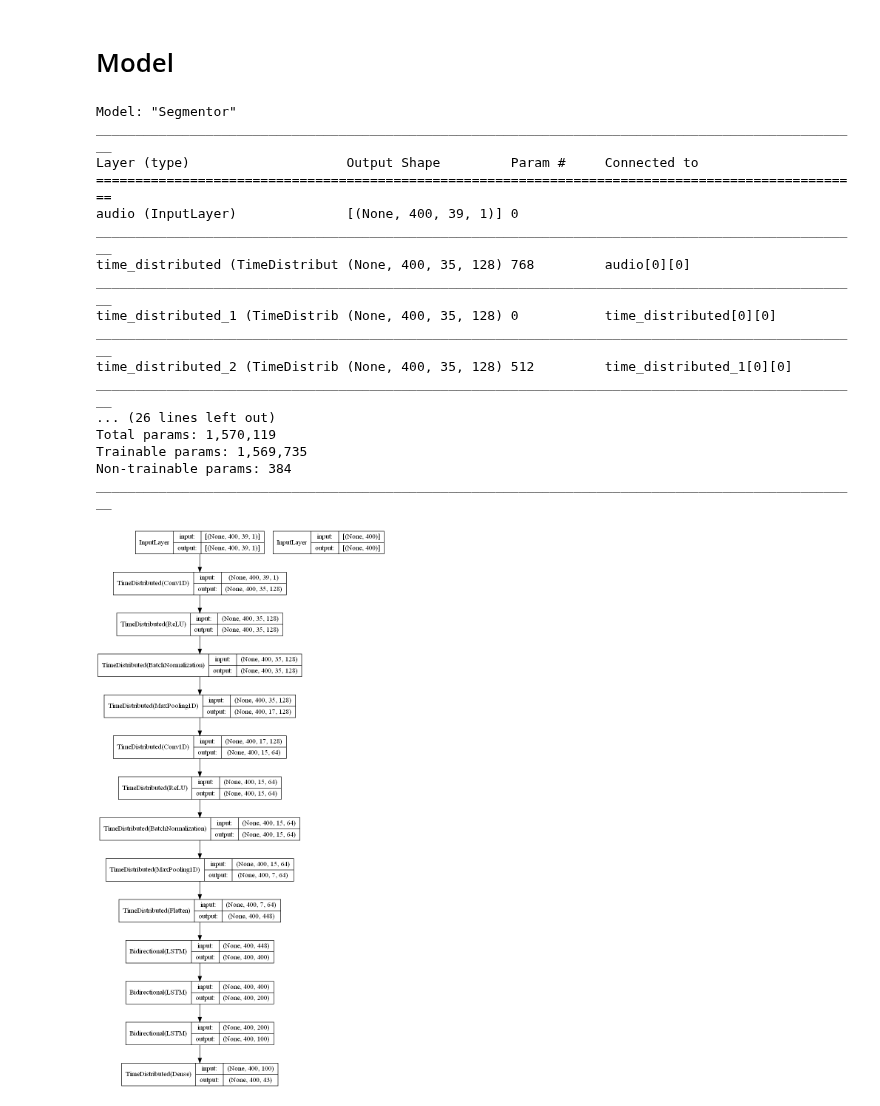
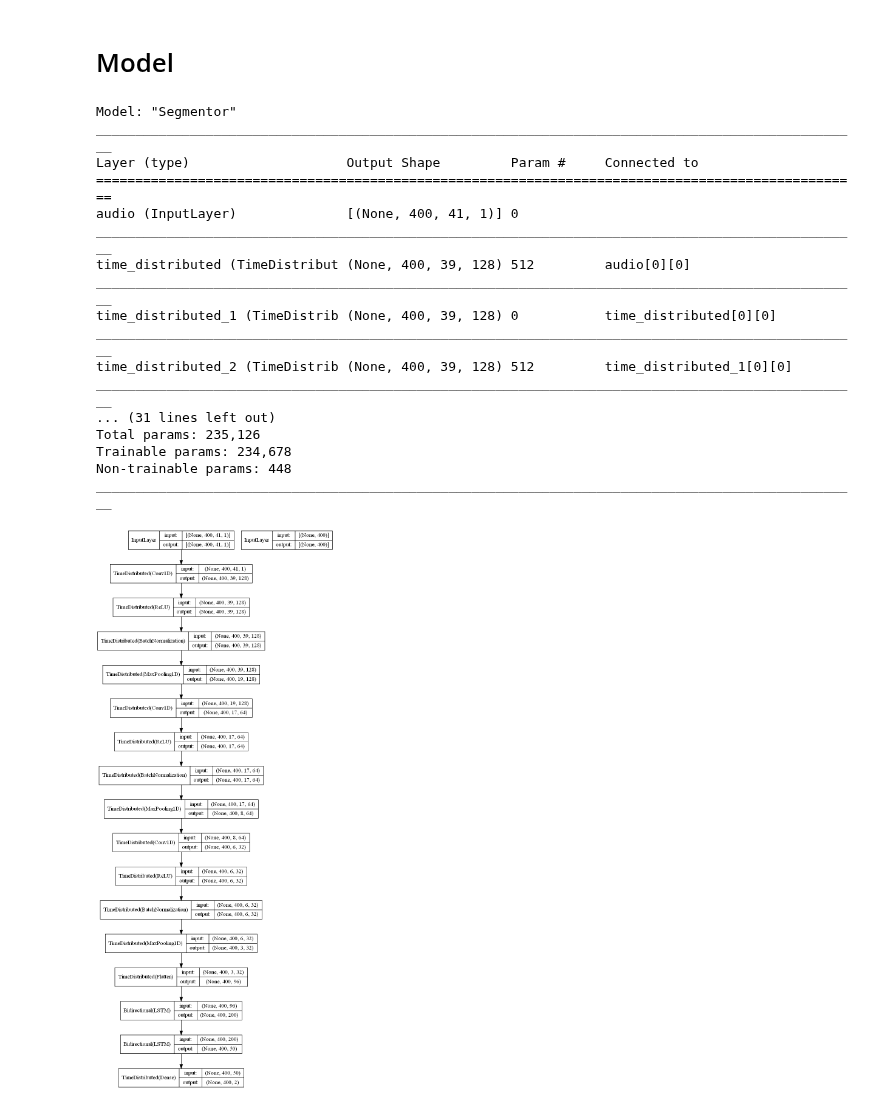
Before and after one commit to syalabi-seet/HoloMora, a Jupyter notebook: TIMIT-preprocess.ipynb, the cells around one changed output. Drawn from its saved outputs; the diff is of its cells as text; code cells hidden in the pictures.

```diff
--- a/TIMIT-preprocess.ipynb
+++ b/TIMIT-preprocess.ipynb
@@ -309,19 +333,19 @@ def ArgParser():
 
     parser.add_argument("--n_splits", dest="n_splits", type=int, default=5)
     parser.add_argument("--n_samples", dest="n_samples", type=int, default=6785)
-    parser.add_argument("--n_classes", dest="n_classes", type=int, default=43)
+    parser.add_argument("--n_classes", dest="n_classes", type=int, default=2)
     parser.add_argument("--sample_rate", dest="sample_rate", type=int, default=16000)
     parser.add_argument("--n_fft", dest="n_fft", type=int, default=2048)
-    parser.add_argument("--window_size", dest="window_size", type=int, default=400)
-    parser.add_argument("--hop_length", dest="hop_length", type=int, default=160) # 160 samples = 10ms
+    parser.add_argument("--window_size", dest="window_size", type=int, default=560) # 35ms
+    parser.add_argument("--hop_length", dest="hop_length", type=int, default=160) # 10ms
     parser.add_argument("--n_mels", dest="n_mels", type=int, default=64)
     parser.add_argument("--n_mfcc", dest="n_mfcc", type=int, default=13)
-    parser.add_argument("--batch_size", dest="batch_size", type=int, default=64)
+    parser.add_argument("--batch_size", dest="batch_size", type=int, default=32)
     parser.add_argument("--buffer_size", dest="buffer_size", type=int, default=1024)
     parser.add_argument("--max_samples", dest="max_samples", type=int, default=64000)
     parser.add_argument("--delta_width", dest="delta_width", type=int, default=3)
     parser.add_argument("--learning_rate", dest="learning_rate", type=float, default=1e-3)
-    parser.add_argument("--epochs", dest="epochs", type=int, default=50)
+    parser.add_argument("--epochs", dest="epochs", type=int, default=70)
     parser.add_argument("--dropout", dest="dropout", type=float, default=0.5)
     parser.add_argument("--type", dest="type", type=str, default="mfcc")
     parser.add_argument("--main_dir", dest='main_dir', type=str, default="Datasets/TIMIT-dataset/tfrec_data")
@@ -332,7 +356,7 @@ def ArgParser():
     if args.type == "mel":
         input_shape = (seq_len, args.n_mels, 1)
     else:
-        input_shape = (seq_len, args.n_mfcc*3, 1)
+        input_shape = (seq_len, (args.n_mfcc * 3) + 2, 1)
     n_train = int(args.n_samples * (1 - test_size))
     train_steps = int(np.ceil(n_train / args.batch_size))
     parser.add_argument("--test_size", type=float, default=test_size)
@@ -516,7 +546,7 @@ class DataLoader():
         example['audio'] = tf.io.parse_tensor(
             example['audio'], out_type=tf.float32)
         example['binary_labels'] = tf.io.parse_tensor(
-            example['binary_labels'], out_type=tf.float32)
+            example['binary_labels'], out_type=tf.int32)
         example['framewise_labels'] = tf.io.parse_tensor(
             example['framewise_labels'], out_type=tf.int32)
         example['attention_mask'] = tf.io.parse_tensor(
@@ -534,11 +564,10 @@ class DataLoader():
     def SpecAugment(self, sample, training):
         audio = sample['audio']
         if training == True:
-            audio = tfio.audio.fade(audio, fade_in=10, fade_out=20, mode="logarithmic")
-            audio = tfio.audio.freq_mask(audio, param=10)
+            audio = tfio.audio.freq_mask(audio, param=5)
             audio = tfio.audio.time_mask(audio, param=10)
         inputs = {"audio": audio, "mask": sample['attention_mask']}
-        outputs = {'labels': sample['framewise_labels']}
+        outputs = {'labels': sample['binary_labels']}
         return inputs, outputs
 
     def train(self):
@@ -600,46 +629,50 @@ plt.show()
 def Segmentor(args):
     spectrogram = Input(shape=args.input_shape, dtype=tf.float32, name='audio')
     mask = Input(shape=args.input_shape[0], dtype=tf.bool, name='mask')
 
-    x = TimeDistributed(Conv1D(128, 5))(spectrogram)
+    x = TimeDistributed(Conv1D(128, 3))(spectrogram)
     x = TimeDistributed(ReLU())(x)
     x = TimeDistributed(BatchNormalization())(x)
     x = TimeDistributed(MaxPool1D(2))(x)
 
     x = TimeDistributed(Conv1D(64, 3))(x)
     x = TimeDistributed(ReLU())(x)
     x = TimeDistributed(BatchNormalization())(x)
     x = TimeDistributed(MaxPool1D(2))(x)
 
+    x = TimeDistributed(Conv1D(32, 3))(x)
+    x = TimeDistributed(ReLU())(x)
+    x = TimeDistributed(BatchNormalization())(x)
+    x = TimeDistributed(MaxPool1D(2))(x)
+
     x = TimeDistributed(Flatten())(x)
-    x = Bidirectional(LSTM(200, dropout=args.dropout, return_sequences=True))(x, mask=mask)
     x = Bidirectional(LSTM(100, dropout=args.dropout, return_sequences=True))(x, mask=mask)
-    x = Bidirectional(LSTM(50, dropout=args.dropout, return_sequences=True))(x, mask=mask)
-    x = TimeDistributed(Dense(args.n_classes, activation='softmax'))(x, mask=mask)
+    x = Bidirectional(LSTM(25, dropout=args.dropout, return_sequences=True))(x, mask=mask)
+    x = TimeDistributed(Dense(2, activation='softmax'))(x, mask=mask)
     return Model(inputs=[spectrogram, mask], outputs=x, name='Segmentor')
 
 model = Segmentor(args)
 model.summary()
 plot_model(model, show_shapes=True, show_layer_names=False, show_dtype=False)
 # %% [output]
 Model: "Segmentor"
 __________________________________________________________________________________________________
 Layer (type)                    Output Shape         Param #     Connected to
 ==================================================================================================
-audio (InputLayer)              [(None, 400, 39, 1)] 0
+audio (InputLayer)              [(None, 400, 41, 1)] 0
 __________________________________________________________________________________________________
-time_distributed (TimeDistribut (None, 400, 35, 128) 768         audio[0][0]
+time_distributed (TimeDistribut (None, 400, 39, 128) 512         audio[0][0]
 __________________________________________________________________________________________________
-time_distributed_1 (TimeDistrib (None, 400, 35, 128) 0           time_distributed[0][0]
+time_distributed_1 (TimeDistrib (None, 400, 39, 128) 0           time_distributed[0][0]
 __________________________________________________________________________________________________
-time_distributed_2 (TimeDistrib (None, 400, 35, 128) 512         time_distributed_1[0][0]
+time_distributed_2 (TimeDistrib (None, 400, 39, 128) 512         time_distributed_1[0][0]
 __________________________________________________________________________________________________
-... (26 lines left out)
-Total params: 1,570,119
-Trainable params: 1,569,735
-Non-trainable params: 384
+... (31 lines left out)
+Total params: 235,126
+Trainable params: 234,678
+Non-trainable params: 448
 __________________________________________________________________________________________________
-[figure, old version]
+[figure, new version]
 # %%
 learning_rate = tf.keras.optimizers.schedules.ExponentialDecay(
     initial_learning_rate=args.learning_rate,
```
Also changed, not shown: parts of 14 cells of this notebook, 13 other files.
